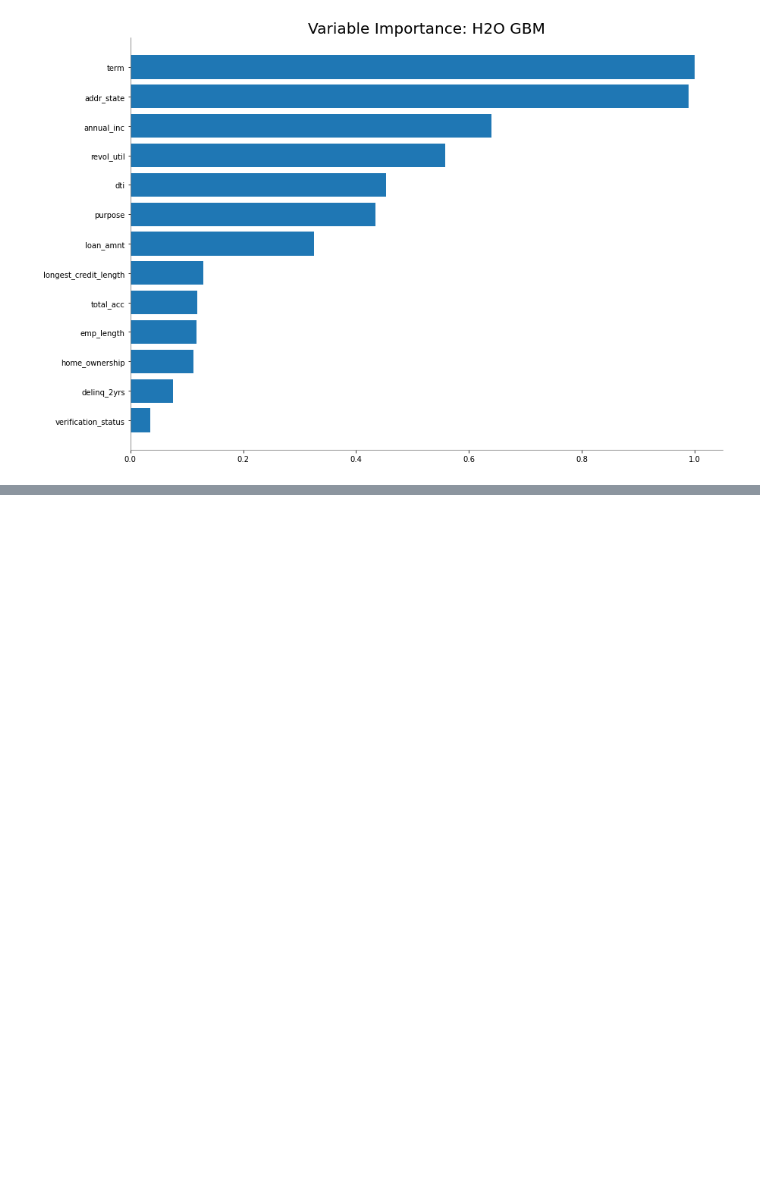
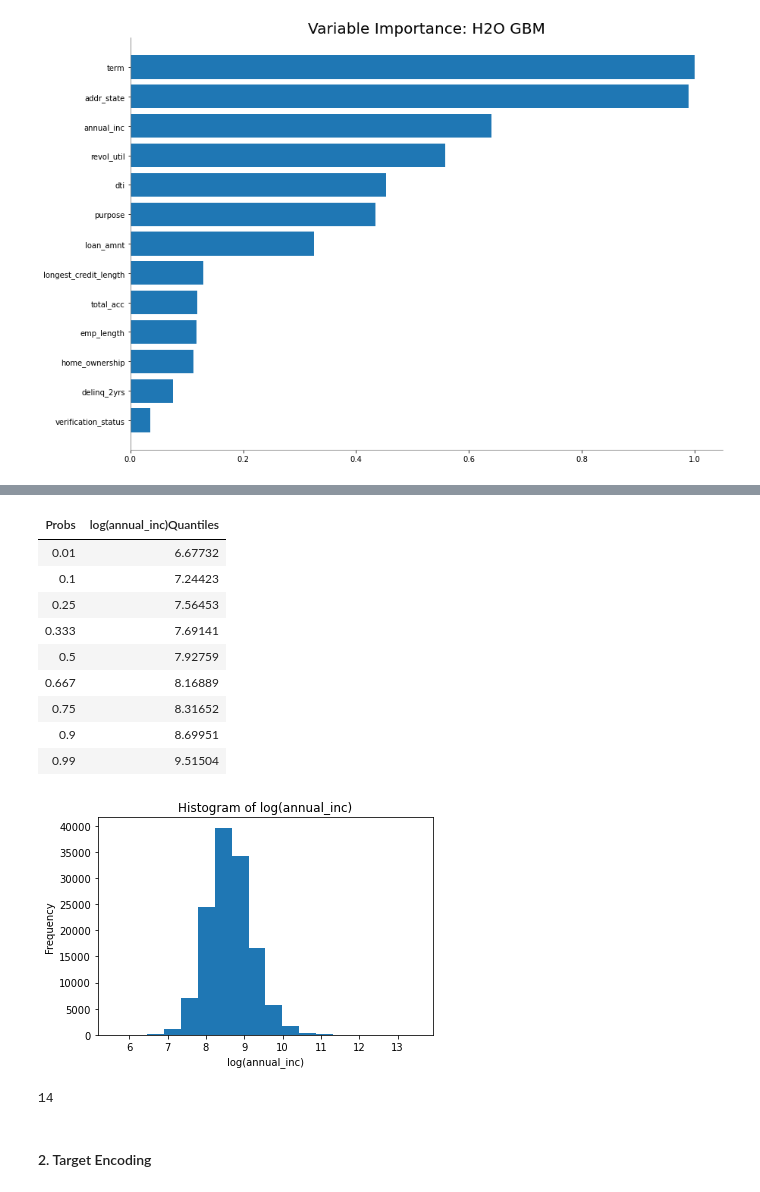
Before and after one commit to yukismd/H2O_3_Tutorial, a Jupyter notebook: python_api/Feature_Engineering_Deep_Dive.ipynb, the cells around one changed output, grey strips where cells are left out. Saved outputs shown, nothing was run; the diff lists cells and outputs as text; code cells hidden in the pictures; blank space fills up the shorter version.

Commit message:
update target encoding tutorial

```diff
--- a/python_api/Feature_Engineering_Deep_Dive.ipynb
+++ b/python_api/Feature_Engineering_Deep_Dive.ipynb
@@ -402,0 +438,27 @@ loans['addr_state'].table().dim[0]
+# %%
+#> 対数変換した場合
+print( (train['annual_inc'].log()-train['total_acc'].log()).quantile() )
+(train['annual_inc'].log()-train['total_acc'].log()).hist()
+# %% [output]
+| Probs | log(annual_inc)Quantiles |
+| 0.01 | 6.67732 |
+| 0.1 | 7.24423 |
+| 0.25 | 7.56453 |
+| 0.333 | 7.69141 |
+| 0.5 | 7.92759 |
+| 0.667 | 8.16889 |
+| 0.75 | 8.31652 |
+| 0.9 | 8.69951 |
+| 0.99 | 9.51504 |
+[figure, added]
+# %%
+transformed = predictors.copy()    # Feature Engineeringを加えた変数のリストtransformedとする
+
+train['log_inc_per_acct'] = train['annual_inc'].log()-train['total_acc'].log()
+
+transformed.append('log_inc_per_acct')
+len(transformed)
+# %% [output]
+14
+# %% [markdown]
+#### 2. Target Encoding
```
Also changed, not shown: parts of 24 cells of this notebook.
